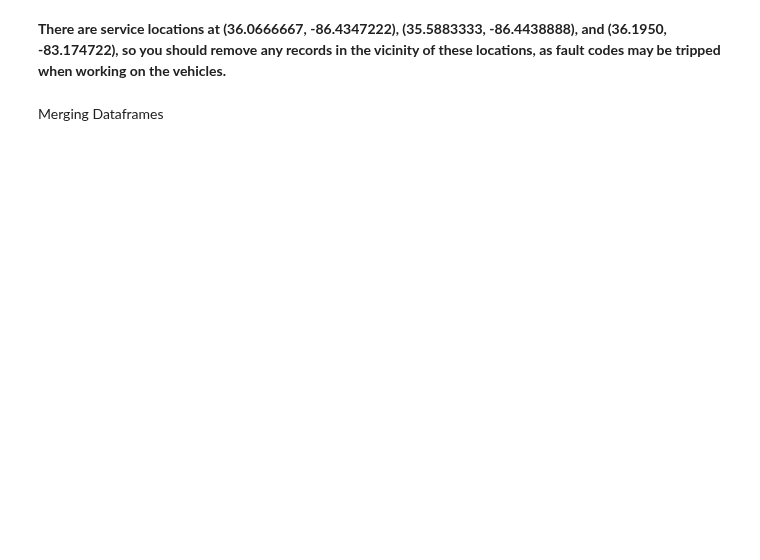
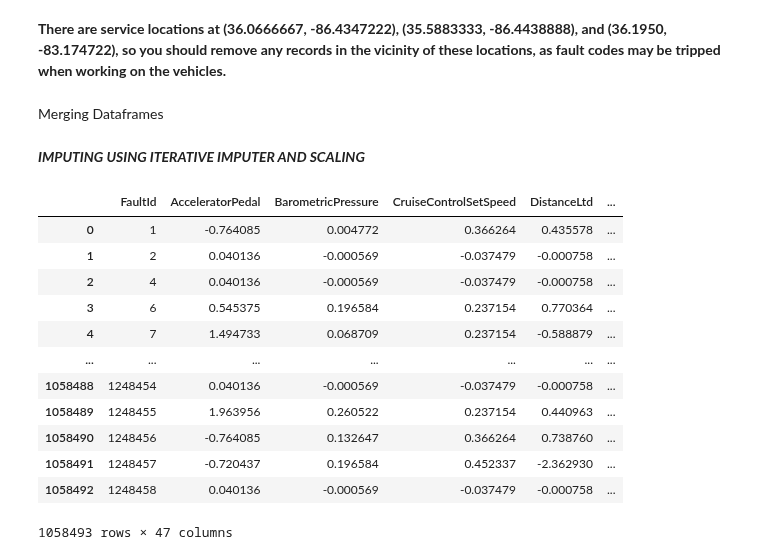
Before and after one commit to KagonDeans/big-g-ml-convoy, a Jupyter notebook: notebooks/kd_transformation_bg.ipynb, the cells around one changed output. Drawn from its saved outputs; the diff is of its cells as text; code cells hidden in the pictures; blank space fills up the shorter version.

Commit message:
corrected catergorical imputing

```diff
--- a/notebooks/kd_transformation_bg.ipynb
+++ b/notebooks/kd_transformation_bg.ipynb
@@ -103,4 +84,10 @@ faults['RecordID'] = faults[['RecordID']].astype(str)
 # %% [markdown]
 Merging Dataframes
 # %%
-faults_diagnostics = pd.merge(faults, diagnostics, left_on='RecordID', right_on='FaultId')
+faults_diagnostics = pd.merge(diagnostics, faults, left_on='FaultId', right_on='RecordID')
+# %%
+faults_diagnostics[['FaultId', 'LampStatus']] = faults_diagnostics[['FaultId', 'LampStatus']].astype(str)
+# %%
+faults_diagnostics[['CruiseControlActive_True', 'IgnStatus_True', 'ParkingBrake_True']] = faults_diagnostics[['CruiseControlActive_True', 'IgnStatus_True', 'ParkingBrake_True']].astype(bool)
+# %% [markdown]
+***IMPUTING USING ITERATIVE IMPUTER AND SCALING***
@@ -106,0 +99,25 @@ faults_diagnostics = pd.merge(faults, diagnostics, left_on='RecordID', right_on=
+# %%
+predictors_num = ['AcceleratorPedal', 'BarometricPressure', 'CruiseControlSetSpeed', 'DistanceLtd',
+               'EngineCoolantTemperature', 'EngineLoad', 'EngineOilPressure','EngineOilTemperature',
+               'EngineRpm', 'EngineTimeLtd', 'FuelLevel', 'FuelLtd', 'FuelRate', 'IntakeManifoldTemperature',
+               'Speed', 'TurboBoostPressure', 'SwitchedBatteryVoltage', 'FuelTemperature','Throttle']
+
+scaler = StandardScaler().fit(faults_diagnostics[predictors_num])
+faults_diagnostics_iterative = IterativeImputer().fit(scaler.transform(faults_diagnostics[predictors_num]))
+# %%
+faults_diagnostics[predictors_num] = faults_diagnostics_iterative.transform(scaler.transform(faults_diagnostics[predictors_num]))
+faults_diagnostics
+# %% [output]
+|  | FaultId | AcceleratorPedal | BarometricPressure | CruiseControlSetSpeed | DistanceLtd | ... |
+| 0 | 1 | -0.764085 | 0.004772 | 0.366264 | 0.435578 | ... |
+| 1 | 2 | 0.040136 | -0.000569 | -0.037479 | -0.000758 | ... |
+| 2 | 4 | 0.040136 | -0.000569 | -0.037479 | -0.000758 | ... |
+| 3 | 6 | 0.545375 | 0.196584 | 0.237154 | 0.770364 | ... |
+| 4 | 7 | 1.494733 | 0.068709 | 0.237154 | -0.588879 | ... |
+| ... | ... | ... | ... | ... | ... | ... |
+| 1058488 | 1248454 | 0.040136 | -0.000569 | -0.037479 | -0.000758 | ... |
+| 1058489 | 1248455 | 1.963956 | 0.260522 | 0.237154 | 0.440963 | ... |
+| 1058490 | 1248456 | -0.764085 | 0.132647 | 0.366264 | 0.738760 | ... |
+| 1058491 | 1248457 | -0.720437 | 0.196584 | 0.452337 | -2.362930 | ... |
+| 1058492 | 1248458 | 0.040136 | -0.000569 | -0.037479 | -0.000758 | ... |
+1058493 rows × 47 columns
```
Also changed, not shown: parts of 30 cells of this notebook.
